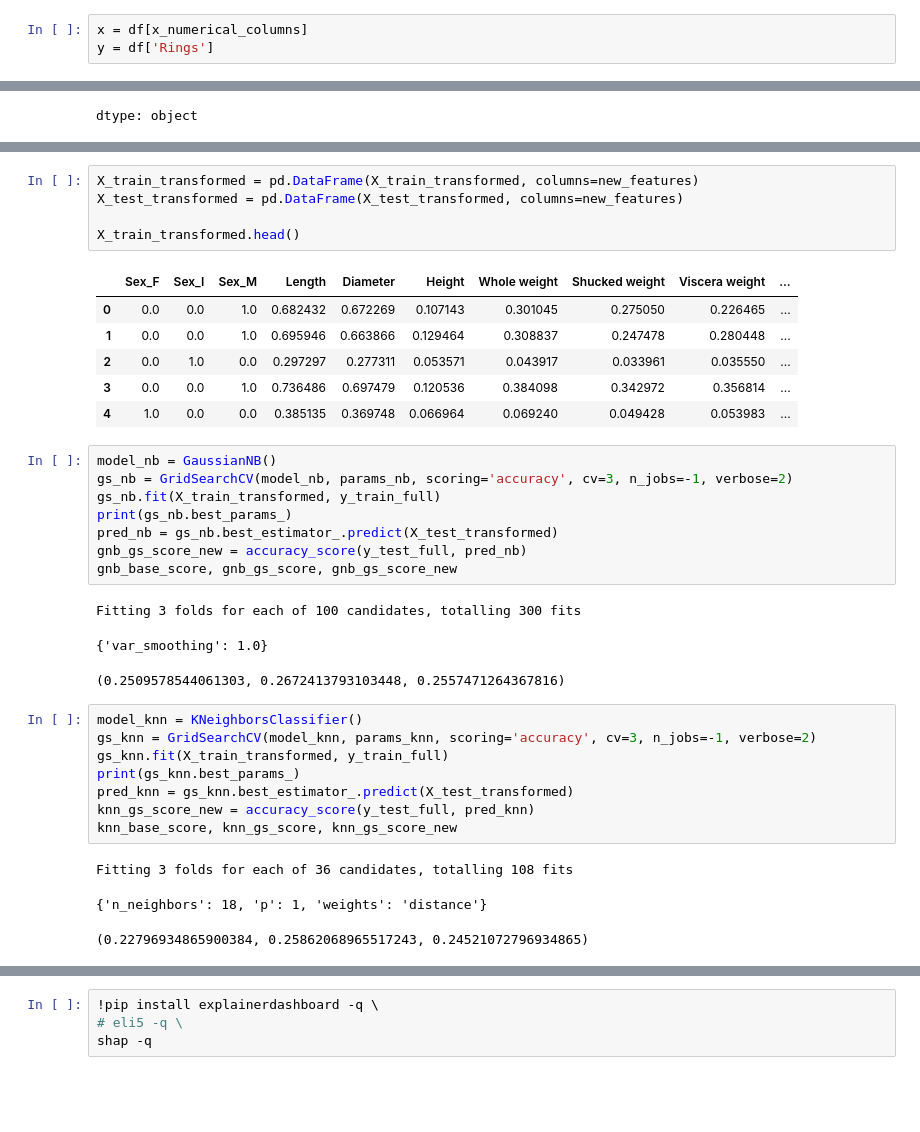
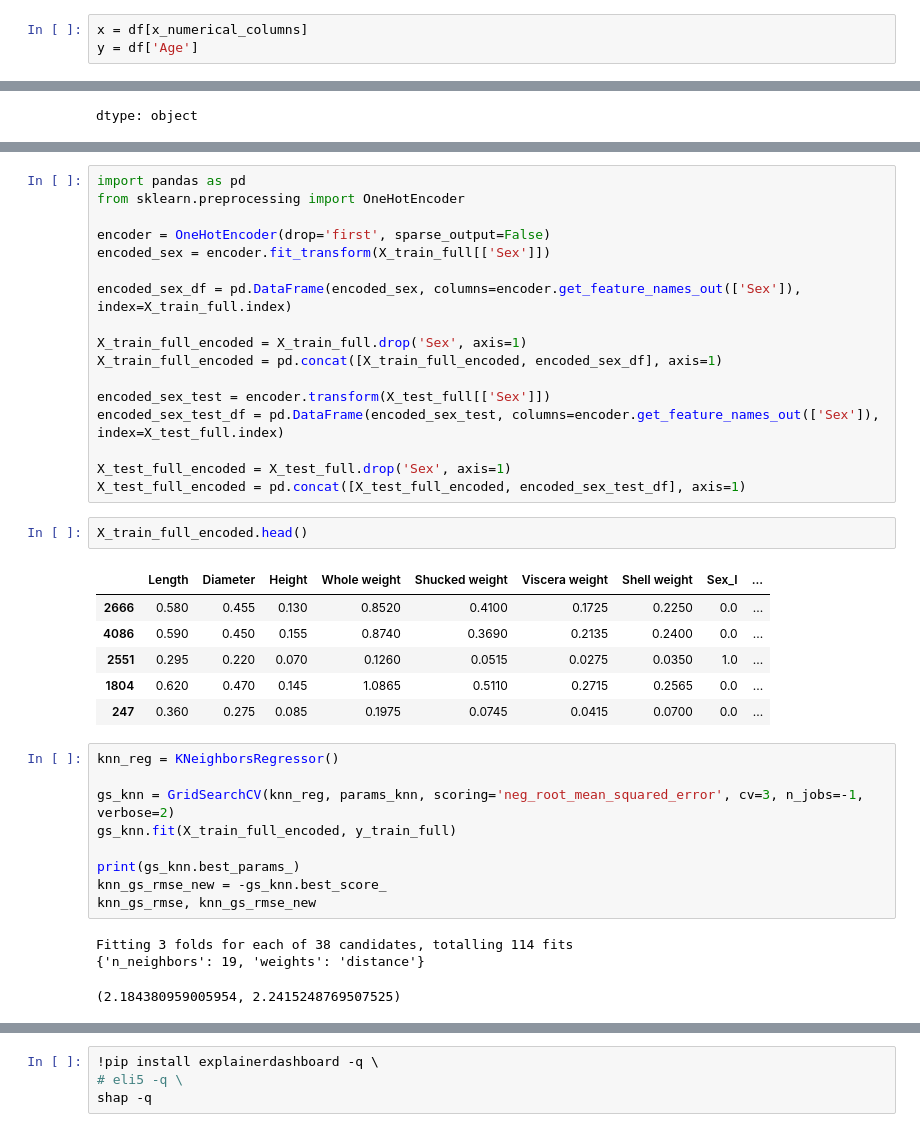
Before and after one commit to EvseyKI/EDA_projects, a Jupyter notebook: ml_abalone.ipynb, the cells around one changed output, grey strips where cells are left out. Saved outputs shown, nothing was run; the diff lists cells and outputs as text; blank space fills up the shorter version.

```diff
--- a/ml_abalone.ipynb
+++ b/ml_abalone.ipynb
@@ -356,7 +376,7 @@ x_numerical_columns
  'Shell weight']
 # %%
 x = df[x_numerical_columns]
-y = df['Rings']
+y = df['Age']
 # %%
 from sklearn.model_selection import train_test_split
 
@@ -555,36 +552,39 @@ new_features
-# %%
-X_train_transformed = pd.DataFrame(X_train_transformed, columns=new_features)
-X_test_transformed = pd.DataFrame(X_test_transformed, columns=new_features)
-
-X_train_transformed.head()
-# %% [output]
-|  | Sex_F | Sex_I | Sex_M | Length | Diameter | Height | Whole weight | Shucked weight | Viscera weight | ... |
-| 0 | 0.0 | 0.0 | 1.0 | 0.682432 | 0.672269 | 0.107143 | 0.301045 | 0.275050 | 0.226465 | ... |
-| 1 | 0.0 | 0.0 | 1.0 | 0.695946 | 0.663866 | 0.129464 | 0.308837 | 0.247478 | 0.280448 | ... |
-| 2 | 0.0 | 1.0 | 0.0 | 0.297297 | 0.277311 | 0.053571 | 0.043917 | 0.033961 | 0.035550 | ... |
-| 3 | 0.0 | 0.0 | 1.0 | 0.736486 | 0.697479 | 0.120536 | 0.384098 | 0.342972 | 0.356814 | ... |
-| 4 | 1.0 | 0.0 | 0.0 | 0.385135 | 0.369748 | 0.066964 | 0.069240 | 0.049428 | 0.053983 | ... |
-# %%
-model_nb = GaussianNB()
-gs_nb = GridSearchCV(model_nb, params_nb, scoring='accuracy', cv=3, n_jobs=-1, verbose=2)
-gs_nb.fit(X_train_transformed, y_train_full)
-print(gs_nb.best_params_)
-pred_nb = gs_nb.best_estimator_.predict(X_test_transformed)
-gnb_gs_score_new = accuracy_score(y_test_full, pred_nb)
-gnb_base_score, gnb_gs_score, gnb_gs_score_new
-# %% [output]
-Fitting 3 folds for each of 100 candidates, totalling 300 fits
-{'var_smoothing': 1.0}
-(0.2509578544061303, 0.2672413793103448, 0.2557471264367816)
+# %%
+import pandas as pd
+from sklearn.preprocessing import OneHotEncoder
+
+encoder = OneHotEncoder(drop='first', sparse_output=False)
+encoded_sex = encoder.fit_transform(X_train_full[['Sex']])
+
+encoded_sex_df = pd.DataFrame(encoded_sex, columns=encoder.get_feature_names_out(['Sex']), index=X_train_full.index)
+
+X_train_full_encoded = X_train_full.drop('Sex', axis=1)
+X_train_full_encoded = pd.concat([X_train_full_encoded, encoded_sex_df], axis=1)
+
+encoded_sex_test = encoder.transform(X_test_full[['Sex']])
+encoded_sex_test_df = pd.DataFrame(encoded_sex_test, columns=encoder.get_feature_names_out(['Sex']), index=X_test_full.index)
+
+X_test_full_encoded = X_test_full.drop('Sex', axis=1)
+X_test_full_encoded = pd.concat([X_test_full_encoded, encoded_sex_test_df], axis=1)
+# %%
+X_train_full_encoded.head()
+# %% [output]
+|  | Length | Diameter | Height | Whole weight | Shucked weight | Viscera weight | Shell weight | Sex_I | ... |
+| 2666 | 0.580 | 0.455 | 0.130 | 0.8520 | 0.4100 | 0.1725 | 0.2250 | 0.0 | ... |
+| 4086 | 0.590 | 0.450 | 0.155 | 0.8740 | 0.3690 | 0.2135 | 0.2400 | 0.0 | ... |
+| 2551 | 0.295 | 0.220 | 0.070 | 0.1260 | 0.0515 | 0.0275 | 0.0350 | 1.0 | ... |
+| 1804 | 0.620 | 0.470 | 0.145 | 1.0865 | 0.5110 | 0.2715 | 0.2565 | 0.0 | ... |
+| 247 | 0.360 | 0.275 | 0.085 | 0.1975 | 0.0745 | 0.0415 | 0.0700 | 0.0 | ... |
 # %%
-model_knn = KNeighborsClassifier()
-gs_knn = GridSearchCV(model_knn, params_knn, scoring='accuracy', cv=3, n_jobs=-1, verbose=2)
-gs_knn.fit(X_train_transformed, y_train_full)
+knn_reg = KNeighborsRegressor()
+
+gs_knn = GridSearchCV(knn_reg, params_knn, scoring='neg_root_mean_squared_error', cv=3, n_jobs=-1, verbose=2)
+gs_knn.fit(X_train_full_encoded, y_train_full)
+
 print(gs_knn.best_params_)
-pred_knn = gs_knn.best_estimator_.predict(X_test_transformed)
-knn_gs_score_new = accuracy_score(y_test_full, pred_knn)
-knn_base_score, knn_gs_score, knn_gs_score_new
+knn_gs_rmse_new = -gs_knn.best_score_
+knn_gs_rmse, knn_gs_rmse_new
 # %% [output]
-Fitting 3 folds for each of 36 candidates, totalling 108 fits
+Fitting 3 folds for each of 38 candidates, totalling 114 fits
+{'n_neighbors': 19, 'weights': 'distance'}
-{'n_neighbors': 18, 'p': 1, 'weights': 'distance'}
+(2.184380959005954, 2.2415248769507525)
-(0.22796934865900384, 0.25862068965517243, 0.24521072796934865)
```
Also changed, not shown: parts of 46 cells of this notebook, 1 other file.
